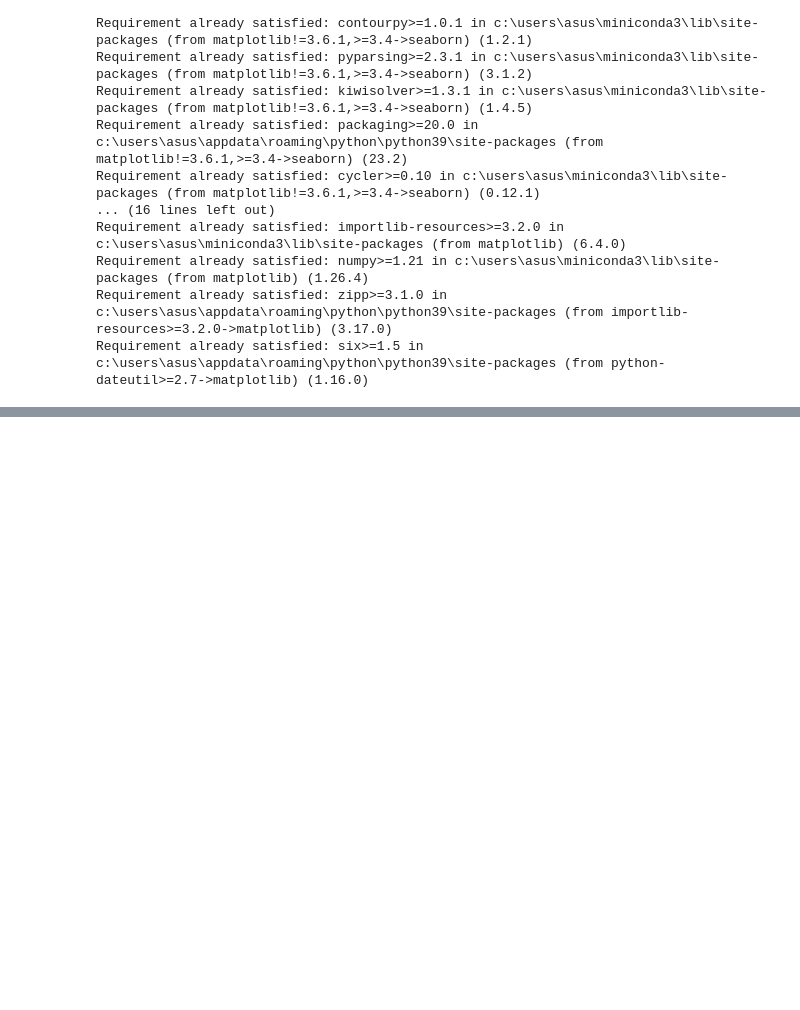
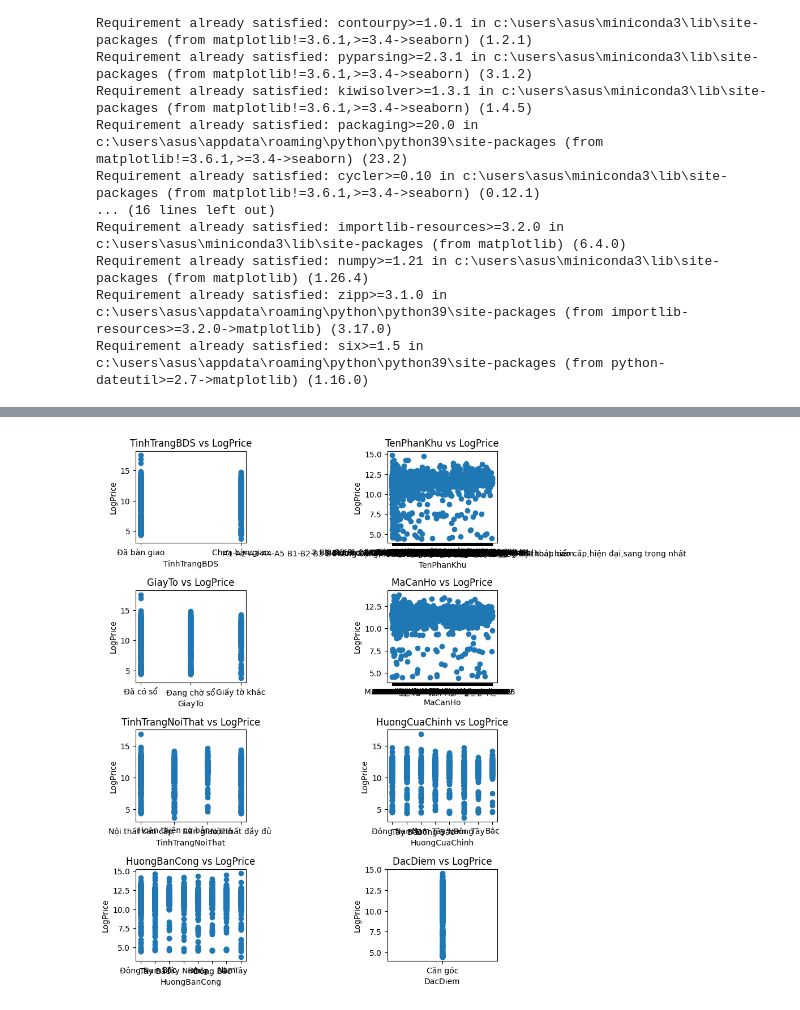
Before and after one commit to thien2972/DataAnalyst, a Jupyter notebook: Home_price_EDA.ipynb, the cells around one changed output, grey strips where cells are left out. Saved outputs shown, nothing was run; the diff lists cells and outputs as text; code cells hidden in the pictures; blank space fills up the shorter version.

```diff
--- a/Home_price_EDA.ipynb
+++ b/Home_price_EDA.ipynb
@@ -88,0 +127,18 @@ df.to_csv('data.csv', index = False)
+# %%
+
+def scatter_2(x, fig):
+    plt.subplot(5, 2, fig)
+    plt.scatter(filtered_data[x][x], filtered_data[x]['LogPrice'])
+    plt.title(f'{x} vs LogPrice')
+    plt.xlabel(x)
+    plt.ylabel('LogPrice')
+
+plt.figure(figsize=(10,12))
+
+for i in range(1,len(columns)):
+    scatter_2(columns[i], i)
+
+plt.tight_layout()
+#plt.show()
+# %% [output]
+[figure, added]
```
Also changed, not shown: parts of 12 cells of this notebook.
